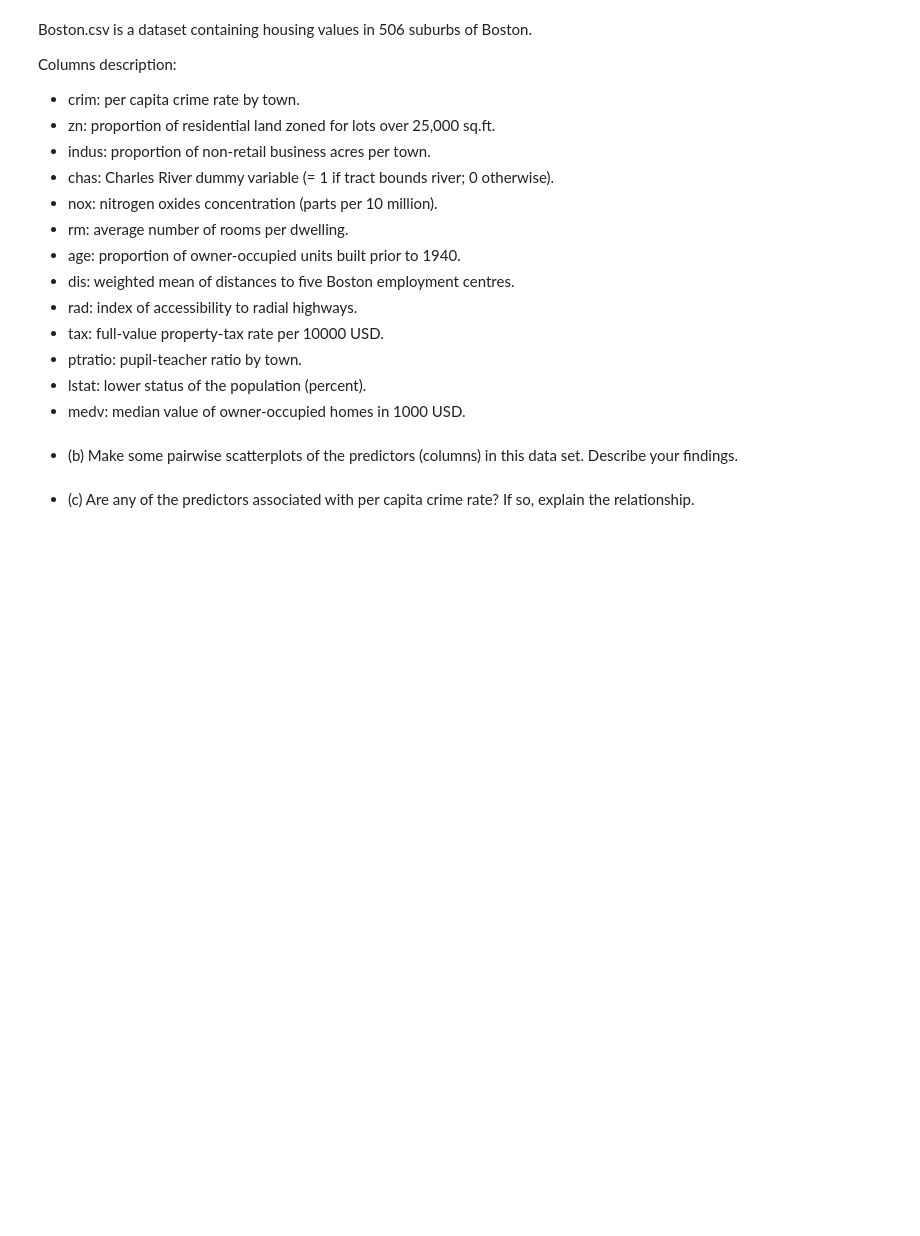
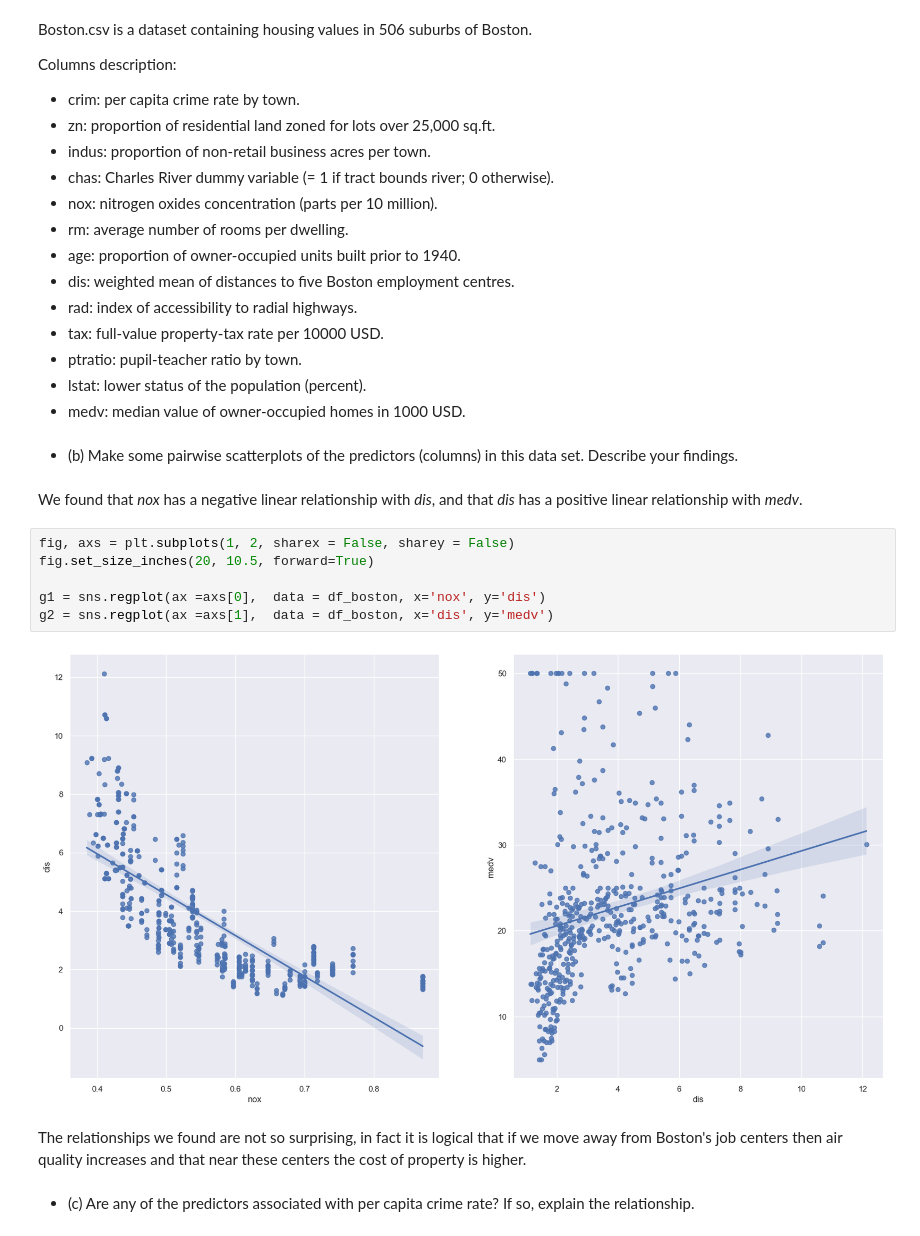
Before and after one commit to VascoSch92/an_introduction_to_statistical_learning, a Jupyter notebook: solutions/chapter_2_statistical_learning.ipynb, the cells around one changed output. Drawn from its saved outputs; the diff is of its cells as text; blank space fills up the shorter version.

```diff
--- a/solutions/chapter_2_statistical_learning.ipynb
+++ b/solutions/chapter_2_statistical_learning.ipynb
@@ -385,5 +410,17 @@ Columns description:
 - medv: median value of owner-occupied homes in 1000 USD.
 # %% [markdown]
 - (b) Make some pairwise scatterplots of the predictors (columns) in this data set. Describe your findings.
+# %% [markdown]
+We found that _nox_ has a negative linear relationship with _dis_, and that _dis_ has a positive linear relationship with _medv_.
+# %%
+fig, axs = plt.subplots(1, 2, sharex = False, sharey = False)
+fig.set_size_inches(20, 10.5, forward=True)
+
+g1 = sns.regplot(ax =axs[0],  data = df_boston, x='nox', y='dis')
+g2 = sns.regplot(ax =axs[1],  data = df_boston, x='dis', y='medv')
+# %% [output]
+[figure, added]
+# %% [markdown]
+The relationships we found are not so surprising, in fact it is logical that if we move away from Boston's job centers then air quality increases and that near these centers the cost of property is higher.
 # %% [markdown]
 - (c) Are any of the predictors associated with per capita crime rate? If so, explain the relationship.
```
Also changed, not shown: parts of 24 cells of this notebook, 1 other file.
